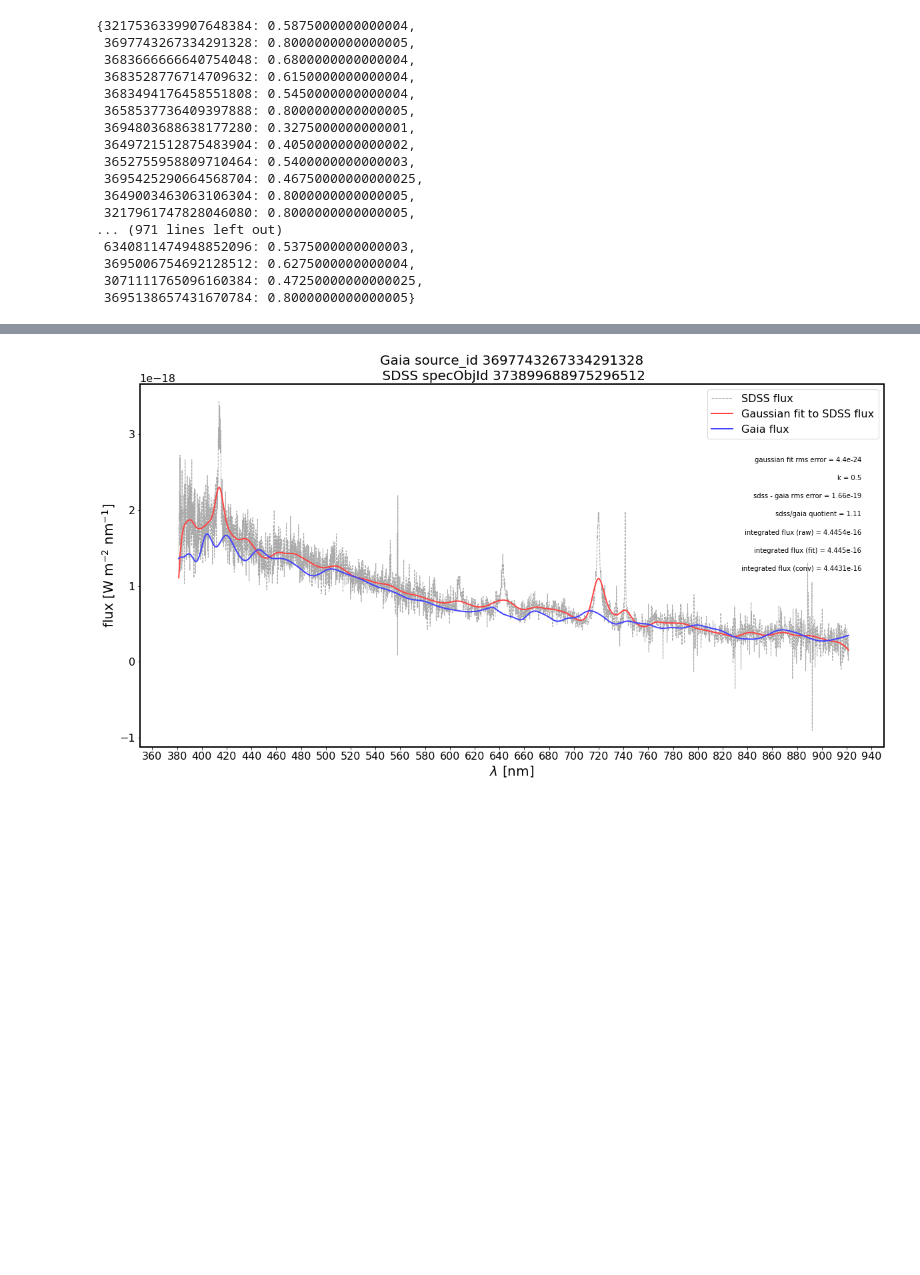
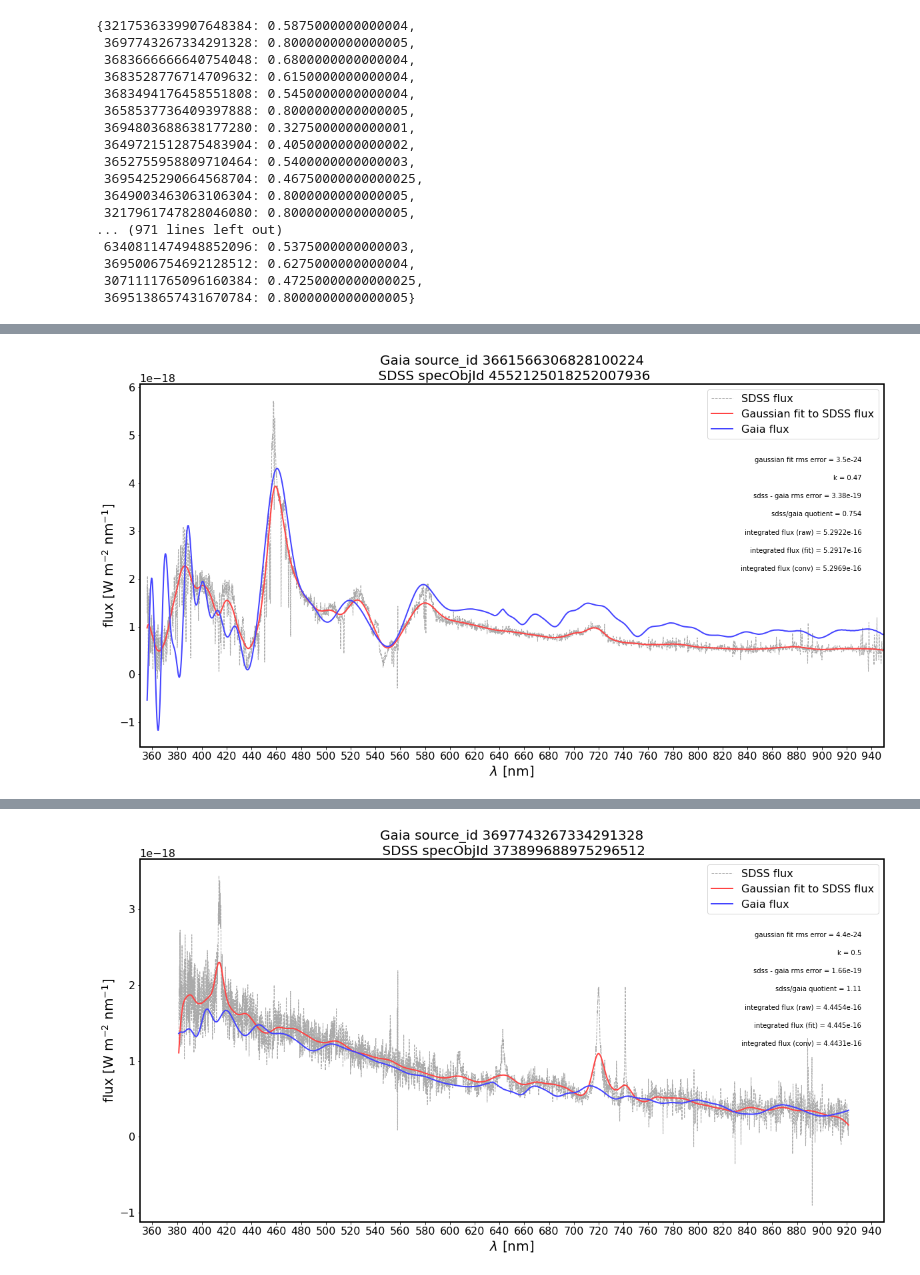
Before and after one commit to NoaVidovic/gaia-sdss, a Jupyter notebook: src/generate_spectra.ipynb, the cells around one changed output, grey strips where cells are left out. Saved outputs shown, nothing was run; the diff lists cells and outputs as text; code cells hidden in the pictures; blank space fills up the shorter version.

```diff
--- a/src/generate_spectra.ipynb
+++ b/src/generate_spectra.ipynb
@@ -542,0 +552,4 @@ plot_conv(gaia_id=3697743267334291328, k=5.)
+# %%
+plot_conv(gaia_id=3661566306828100224, k=0.474)
+# %% [output]
+[figure, added]
```
Also changed, not shown: parts of 6 cells of this notebook, 2 other files.
